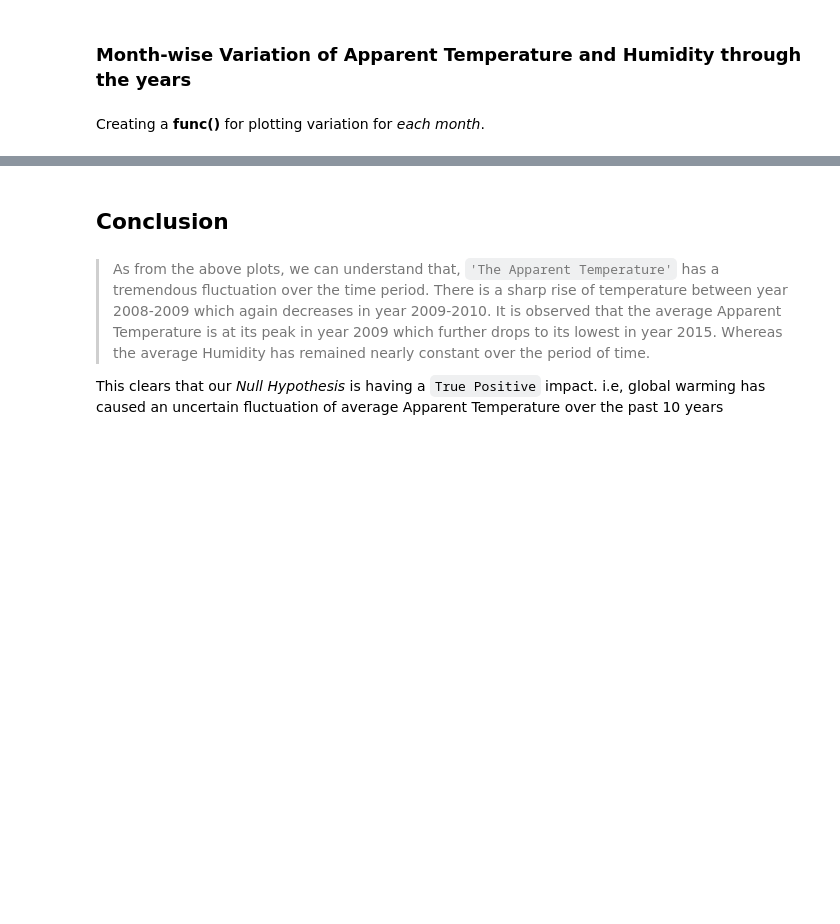
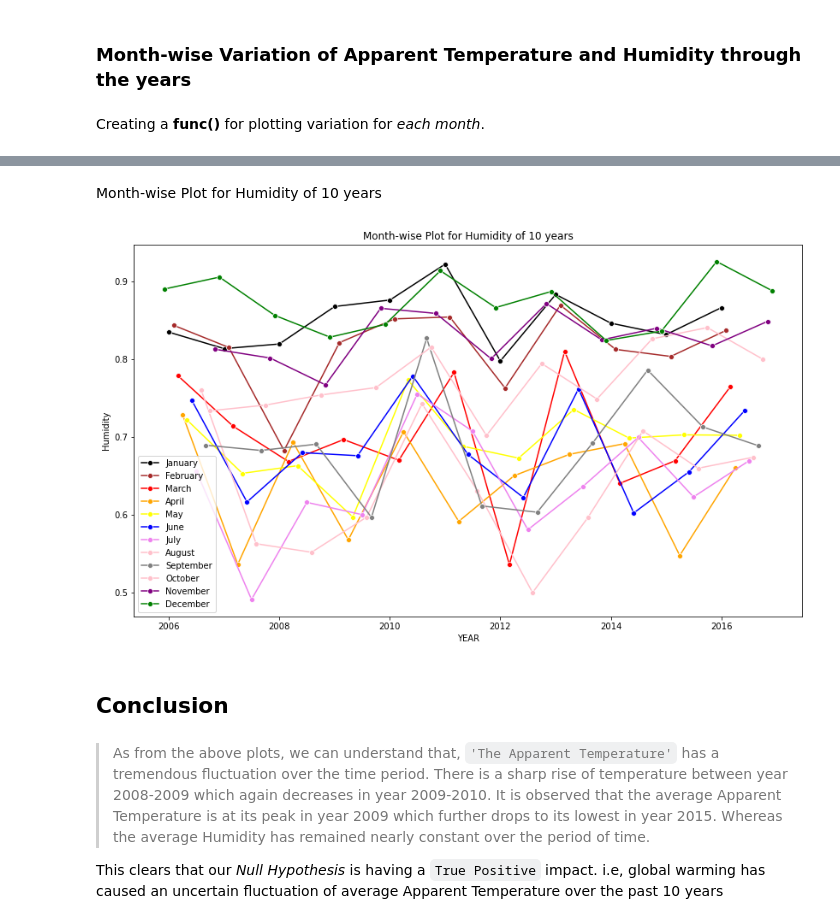
Before and after one commit to sinanthahir/Internship_suven_technology, a Jupyter notebook: Performing-analysis-of-meterological-data/analysis.ipynb, the cells around one changed output, grey strips where cells are left out. Cells and saved outputs as stored; diff of their text form; code cells hidden in the pictures; blank space fills up the shorter version.

```diff
--- a/Performing-analysis-of-meterological-data/analysis.ipynb
+++ b/Performing-analysis-of-meterological-data/analysis.ipynb
@@ -292,3 +322,10 @@ for month in range(1,13):
+# %% [markdown]
+Month-wise Plot for Humidity of 10 years
+# %%
+title = 'Month-wise Plot for Humidity of 10 years'
+sns_plot(title, HUM_DATA)
+# %% [output]
+[figure, added]
 # %% [markdown]
 ## Conclusion
 # %% [markdown]
```
Also changed, not shown: parts of 7 cells of this notebook, 15 other files.
